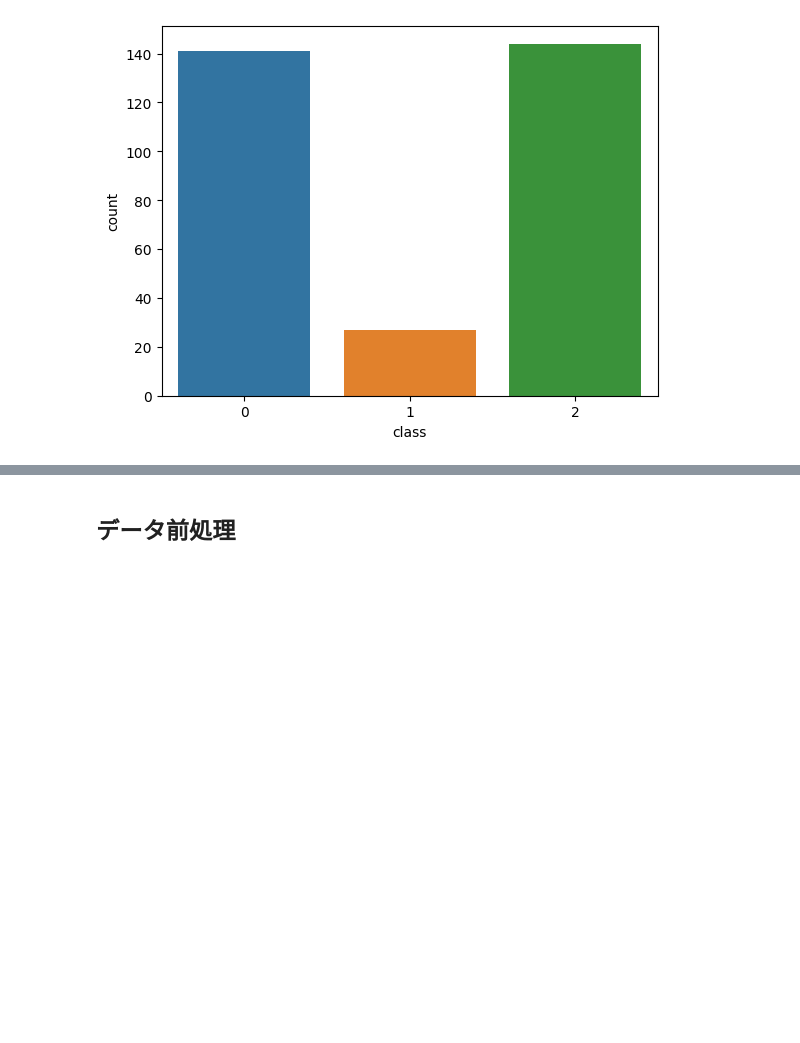
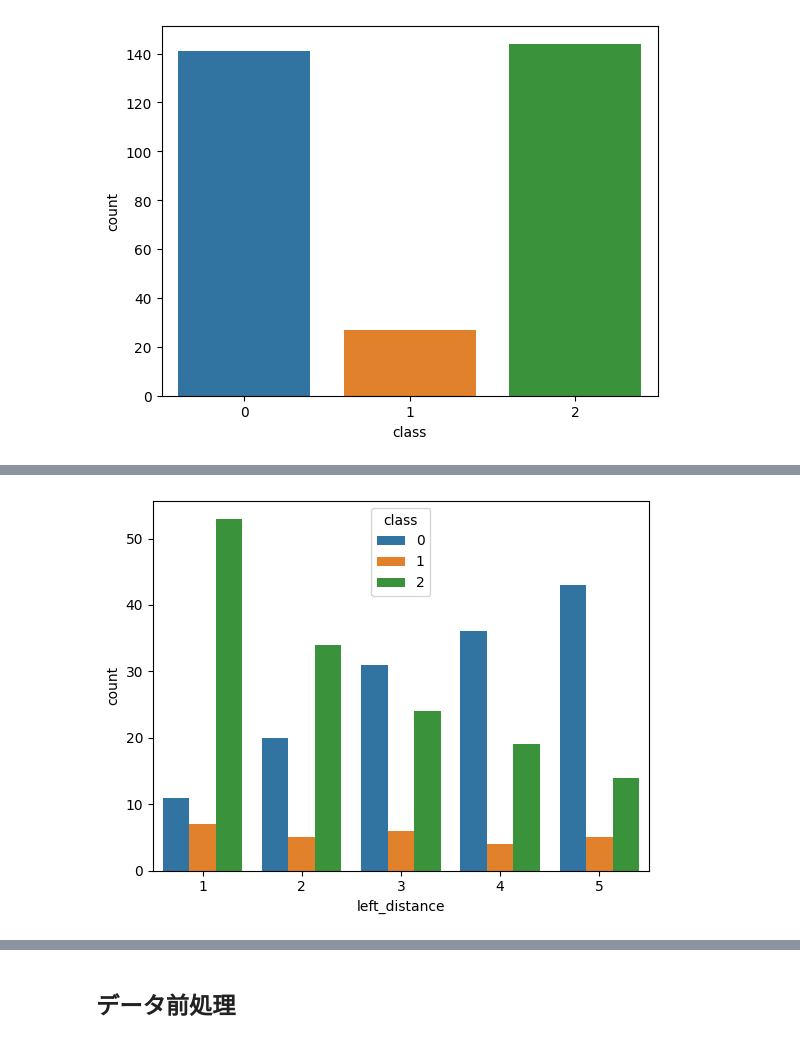
Before and after one commit to wanana12/signate, a Jupyter notebook: balance.ipynb, the cells around one changed output, grey strips where cells are left out. Cells and saved outputs as stored; diff of their text form; code cells hidden in the pictures; blank space fills up the shorter version.

```diff
--- a/balance.ipynb
+++ b/balance.ipynb
@@ -53,0 +64,5 @@ plt.show()
+# %%
+sns.countplot(x="left_distance", hue="class", data=train)
+plt.show()
+# %% [output]
+[figure, added]
```
Also changed, not shown: parts of 9 cells of this notebook.
